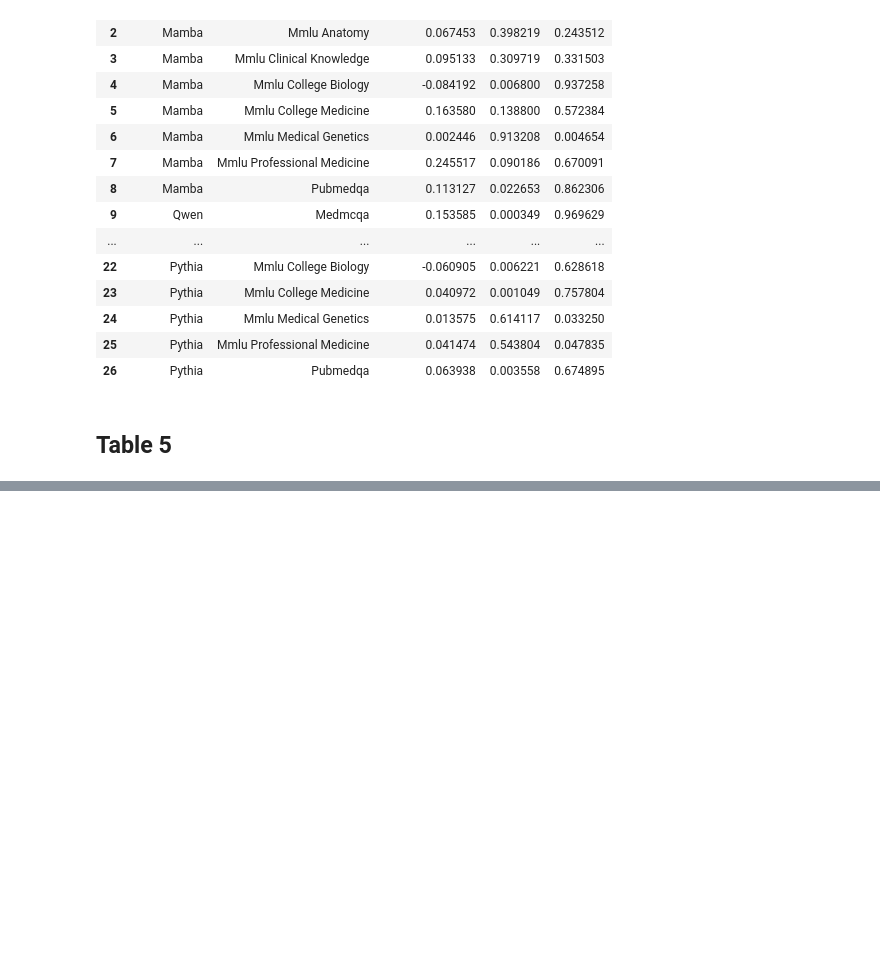
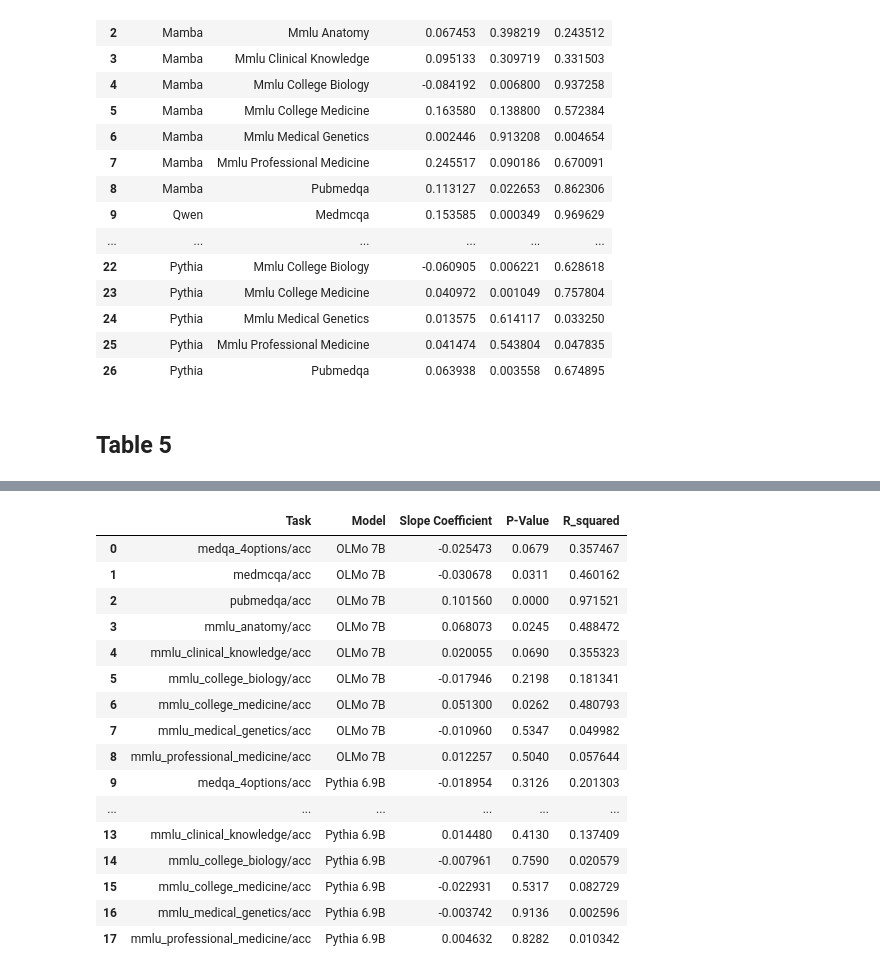
Before and after one commit to NikolajMA/biomedical-llm-scaling, a Jupyter notebook: analysis-results/tables.ipynb, the cells around one changed output, grey strips where cells are left out. Saved outputs shown, nothing was run; the diff lists cells and outputs as text; code cells hidden in the pictures; blank space fills up the shorter version.

```diff
--- a/analysis-results/tables.ipynb
+++ b/analysis-results/tables.ipynb
@@ -117,0 +357,91 @@ results_df_table4
+# %%
+
+file_olmo = '../eval-results/wandb-logs/wandb_OLMo7B_dynamics.csv'
+file_pythia = '../eval-results/wandb-logs/wandb_pythia_6-9b_dynamics.csv'
+
+olmo_df = pd.read_csv(file_olmo)
+pythia_df = pd.read_csv(file_pythia)
+
+# Extract the step number and select only accuracy-related columns
+olmo_df['Step'] = olmo_df['Name'].str.extract('(\d+)').astype('int64')
+pythia_df['Step'] = pythia_df['Name'].str.extract('(\d+)').astype('int64')
+
+olmo_df['Model'] = 'OLMo 7B'
+pythia_df['Model'] = 'Pythia 6.9B'
+
+# Define the accuracy columns to be selected
+accuracy_columns = [
+    "medqa_4options/acc", "medmcqa/acc", "pubmedqa/acc", "mmlu_anatomy/acc", "mmlu_clinical_knowledge/acc",
+    "mmlu_college_biology/acc", "mmlu_college_medicine/acc", "mmlu_medical_genetics/acc", "mmlu_professional_medicine/acc"
+]
+
+# Filter the dataframes
+olmo_relevant = olmo_df[['Step', 'Model'] + accuracy_columns]
+pythia_relevant = pythia_df[['Step', 'Model'] + accuracy_columns]
+
+# Combine the dataframes
+combined_df = pd.concat([olmo_relevant, pythia_relevant], ignore_index=True)
+
+# Calculate tokens seen and log-transform the relevant columns
+tokens_per_step = 2097152
+combined_df['tokens_seen'] = combined_df['Step'] * tokens_per_step
+combined_df['Log10_tokens_seen'] = np.log10(combined_df['tokens_seen'])
+
+# Melt the dataframe for easier analysis
+melted_df = combined_df.melt(id_vars=['tokens_seen', 'Log10_tokens_seen', 'Model'], value_vars=accuracy_columns, var_name='Task', value_name='Accuracy')
+
+# Convert 'Accuracy' to log10 scale for regression
+melted_df['Log10_Accuracy'] = np.log10(melted_df['Accuracy'])
+
+# Function to perform log-log regression
+def analyze_regression(df, model_name):
+    results_list = []
+    tasks = df['Task'].unique()
+    for task in tasks:
+        task_data = df[(df['Task'] == task) & (df['Model'] == model_name)]
+        if not task_data.empty:
+            model = smf.ols(formula='Log10_Accuracy ~ Log10_tokens_seen', data=task_data)
+            results = model.fit()
+            results_list.append({
+                'Task': task,
+                'Model': model_name,
+                'Slope Coefficient': results.params['Log10_tokens_seen'],
+                'P-Value': f"{results.pvalues['Log10_tokens_seen']:.4f}",
+                'R_squared': results.rsquared
+            })
+    return pd.DataFrame(results_list)
+
+#remove rows where tokens_seen is 0 in the melted_df
+melted_df = melted_df[melted_df['tokens_seen'] != 0]
+
+# Perform regression analysis for OLMo 7B and Pythia 6.9B
+olmo7b_results = analyze_regression(melted_df, 'OLMo 7B')
+pythia6_9B_results = analyze_regression(melted_df, 'Pythia 6.9B')
+
+
+
+# Combine results
+final_results = pd.concat([olmo7b_results, pythia6_9B_results], ignore_index=True)
+
+# Display the results
+
+
+final_results
+# %% [output]
+|  | Task | Model | Slope Coefficient | P-Value | R_squared |
+| 0 | medqa_4options/acc | OLMo 7B | -0.025473 | 0.0679 | 0.357467 |
+| 1 | medmcqa/acc | OLMo 7B | -0.030678 | 0.0311 | 0.460162 |
+| 2 | pubmedqa/acc | OLMo 7B | 0.101560 | 0.0000 | 0.971521 |
+| 3 | mmlu_anatomy/acc | OLMo 7B | 0.068073 | 0.0245 | 0.488472 |
+| 4 | mmlu_clinical_knowledge/acc | OLMo 7B | 0.020055 | 0.0690 | 0.355323 |
+| 5 | mmlu_college_biology/acc | OLMo 7B | -0.017946 | 0.2198 | 0.181341 |
+| 6 | mmlu_college_medicine/acc | OLMo 7B | 0.051300 | 0.0262 | 0.480793 |
+| 7 | mmlu_medical_genetics/acc | OLMo 7B | -0.010960 | 0.5347 | 0.049982 |
+| 8 | mmlu_professional_medicine/acc | OLMo 7B | 0.012257 | 0.5040 | 0.057644 |
+| 9 | medqa_4options/acc | Pythia 6.9B | -0.018954 | 0.3126 | 0.201303 |
+| ... | ... | ... | ... | ... | ... |
+| 13 | mmlu_clinical_knowledge/acc | Pythia 6.9B | 0.014480 | 0.4130 | 0.137409 |
+| 14 | mmlu_college_biology/acc | Pythia 6.9B | -0.007961 | 0.7590 | 0.020579 |
+| 15 | mmlu_college_medicine/acc | Pythia 6.9B | -0.022931 | 0.5317 | 0.082729 |
+| 16 | mmlu_medical_genetics/acc | Pythia 6.9B | -0.003742 | 0.9136 | 0.002596 |
+| 17 | mmlu_professional_medicine/acc | Pythia 6.9B | 0.004632 | 0.8282 | 0.010342 |
```
Also changed, not shown: parts of 15 cells of this notebook, 1 other file.
